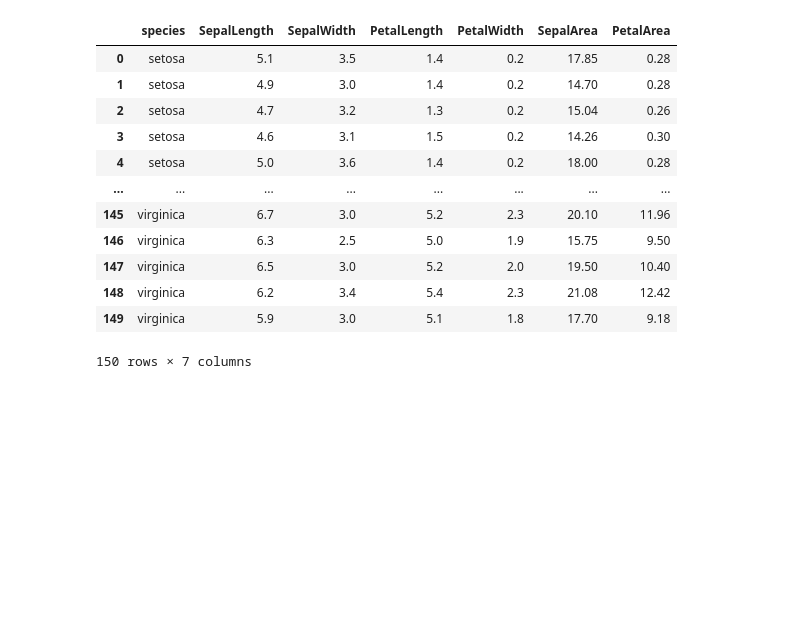
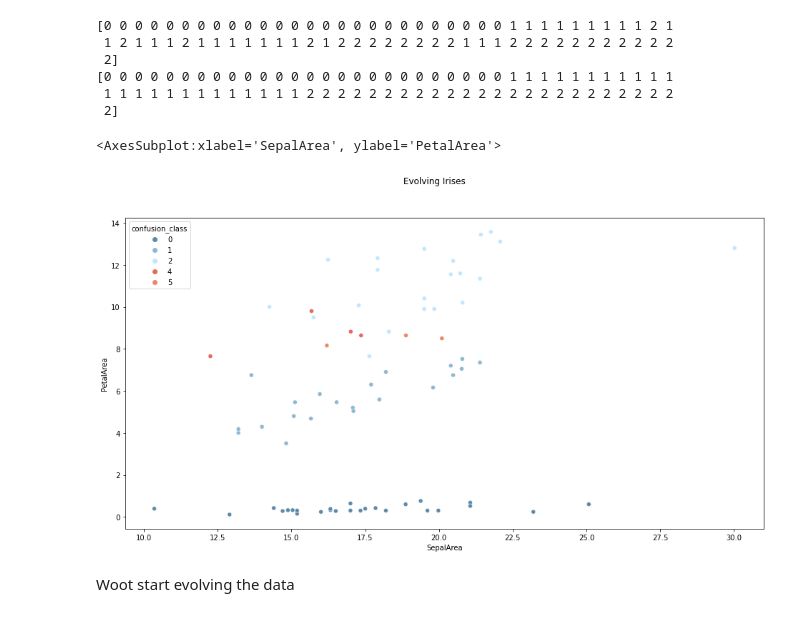
Before and after one commit to ravikirankiran097/MLOpsIrisModel, a Jupyter notebook: IrisEvolution.ipynb, the cells around one changed output. Cells and saved outputs as stored; diff of their text form; code cells hidden in the pictures; blank space fills up the shorter version.

Commit message:
notebook simulates evolution and plots incorrect inferences

```diff
--- a/IrisEvolution.ipynb
+++ b/IrisEvolution.ipynb
@@ -10,16 +1,63 @@ iris['PetalArea']=iris['PetalLength']*iris['PetalWidth']
-# %%
-iris
-# %% [output]
-|  | species | SepalLength | SepalWidth | PetalLength | PetalWidth | SepalArea | PetalArea |
-| 0 | setosa | 5.1 | 3.5 | 1.4 | 0.2 | 17.85 | 0.28 |
-| 1 | setosa | 4.9 | 3.0 | 1.4 | 0.2 | 14.70 | 0.28 |
-| 2 | setosa | 4.7 | 3.2 | 1.3 | 0.2 | 15.04 | 0.26 |
-| 3 | setosa | 4.6 | 3.1 | 1.5 | 0.2 | 14.26 | 0.30 |
-| 4 | setosa | 5.0 | 3.6 | 1.4 | 0.2 | 18.00 | 0.28 |
-| ... | ... | ... | ... | ... | ... | ... | ... |
-| 145 | virginica | 6.7 | 3.0 | 5.2 | 2.3 | 20.10 | 11.96 |
-| 146 | virginica | 6.3 | 2.5 | 5.0 | 1.9 | 15.75 | 9.50 |
-| 147 | virginica | 6.5 | 3.0 | 5.2 | 2.0 | 19.50 | 10.40 |
-| 148 | virginica | 6.2 | 3.4 | 5.4 | 2.3 | 21.08 | 12.42 |
-| 149 | virginica | 5.9 | 3.0 | 5.1 | 1.8 | 17.70 | 9.18 |
-150 rows × 7 columns
+# %%
+import sklearn
+import seaborn as sns
+from matplotlib import pyplot as plt
+import pandas as pd
+import numpy as np
+from sklearn.ensemble import GradientBoostingClassifier
+#from sklearn.model_selection import train_test_split
+import random
+
+df = pd.read_csv('data/iris.csv')
+df['SepalArea']=df['SepalLength']*df['SepalWidth']
+df['PetalArea']=df['PetalLength']*df['PetalWidth']
+speciesmap = {'setosa':0,'versicolor':1,'virginica':2}
+df['species']=df['species'].map(speciesmap)
+
+# we make a static list of dataframe indexes for test and train so that we are
+# always using the "same" data points for test and train since there is inheritance from
+# one epoch to the next.
+test_size = 0.5
+test_indexes=sorted(df.sample(int(test_size*(df.index.shape[0]))).index)
+train_indexes = [i for i in df.index if i not in test_indexes]
+y = np.array(df['species'])
+X = np.array(df[[c for c in df.columns if c not in ['species','SepalArea','PetalArea']]])
+X_train=X[train_indexes]
+y_train=y[train_indexes]
+X_test=X[test_indexes]
+y_test=y[test_indexes]
+clf = GradientBoostingClassifier()
+clf.fit(X_train, y_train)
+clf.score(X_test, y_test)
+preds = clf.predict(X_test)
+print(preds)
+print(y_test)
+# %% [output]
+[0 0 0 0 0 0 0 0 0 0 0 0 0 0 0 0 0 0 0 0 0 0 0 0 0 0 1 1 1 1 1 1 1 1 1 2 1
+ 1 2 1 1 1 2 1 1 1 1 1 1 1 2 1 2 2 2 2 2 2 2 2 1 1 1 2 2 2 2 2 2 2 2 2 2 2
+ 2]
+[0 0 0 0 0 0 0 0 0 0 0 0 0 0 0 0 0 0 0 0 0 0 0 0 0 0 1 1 1 1 1 1 1 1 1 1 1
+ 1 1 1 1 1 1 1 1 1 1 1 1 1 2 2 2 2 2 2 2 2 2 2 2 2 2 2 2 2 2 2 2 2 2 2 2 2
+ 2]
+# %%
+def f_confusion_map(actual,predicted,n):
+    if (actual==predicted):
+        return(int(actual))
+    else:
+        return(int(predicted+n))
+
+df_test = df.loc[test_indexes].copy(deep=True)
+df_test['prediction']=preds
+df_test['confusion_class']=df_test.apply(lambda x: f_confusion_map(x.species, x.prediction, len(speciesmap)), axis=1)
+# %%
+subplots_y,subplots_x = 1,1
+fig, axes = plt.subplots(subplots_y, subplots_x, sharex=True, figsize=(16,8))
+fig.suptitle('Evolving Irises')
+subx,suby=(1,1)
+palette ={0:"#5d8ba9",1:"#8eb8d3",2:"#c1e7ff",3:"#de425b",4:"#e7685c",5:"#ec8965"}
+sns.scatterplot(data = df_test, x = "SepalArea", y = "PetalArea", hue = "confusion_class",  palette=palette)
+# %% [output]
+<AxesSubplot:xlabel='SepalArea', ylabel='PetalArea'>
+[figure, added]
+# %% [markdown]
+Woot start evolving the data
```
Also changed, not shown: parts of 7 cells of this notebook, 2 other files.
